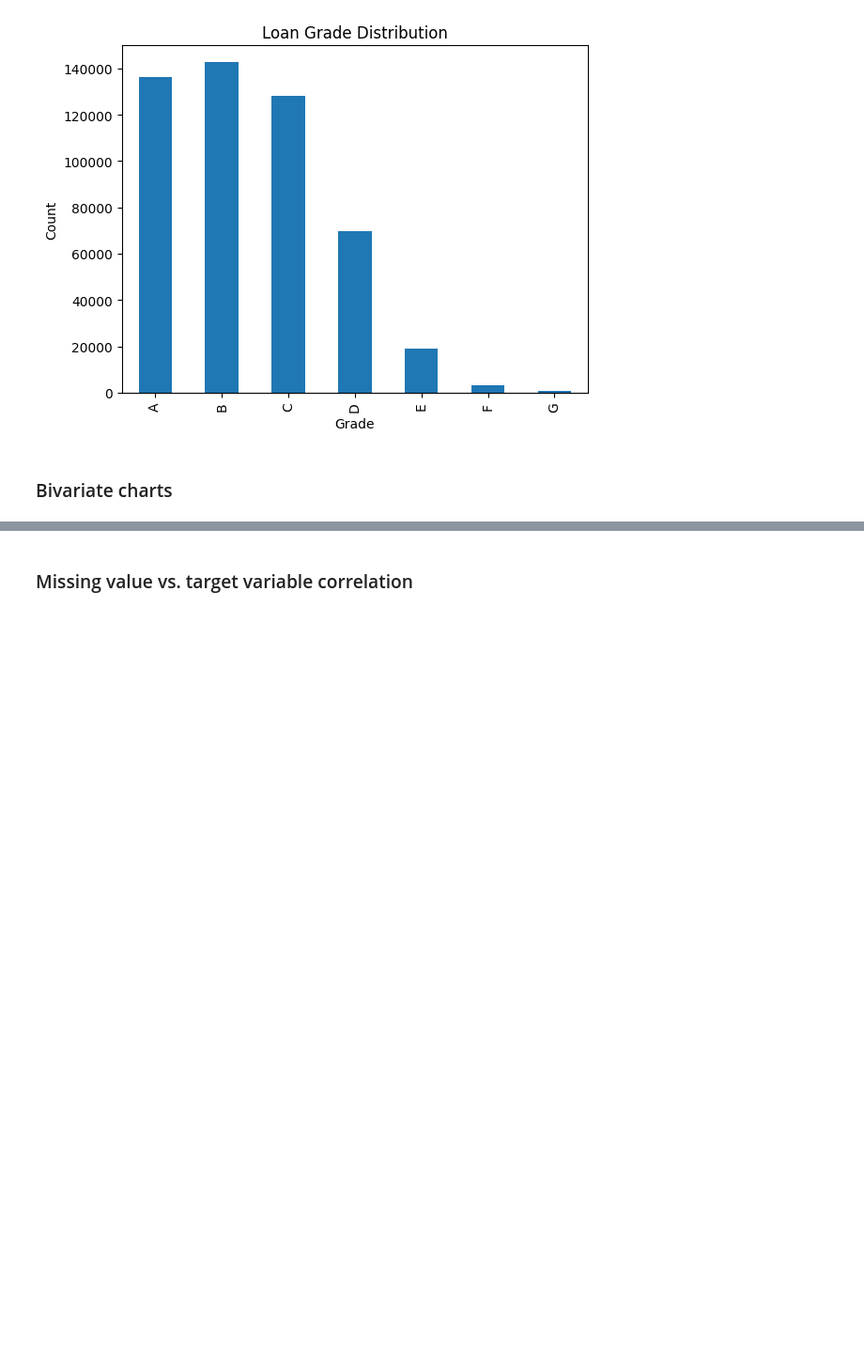
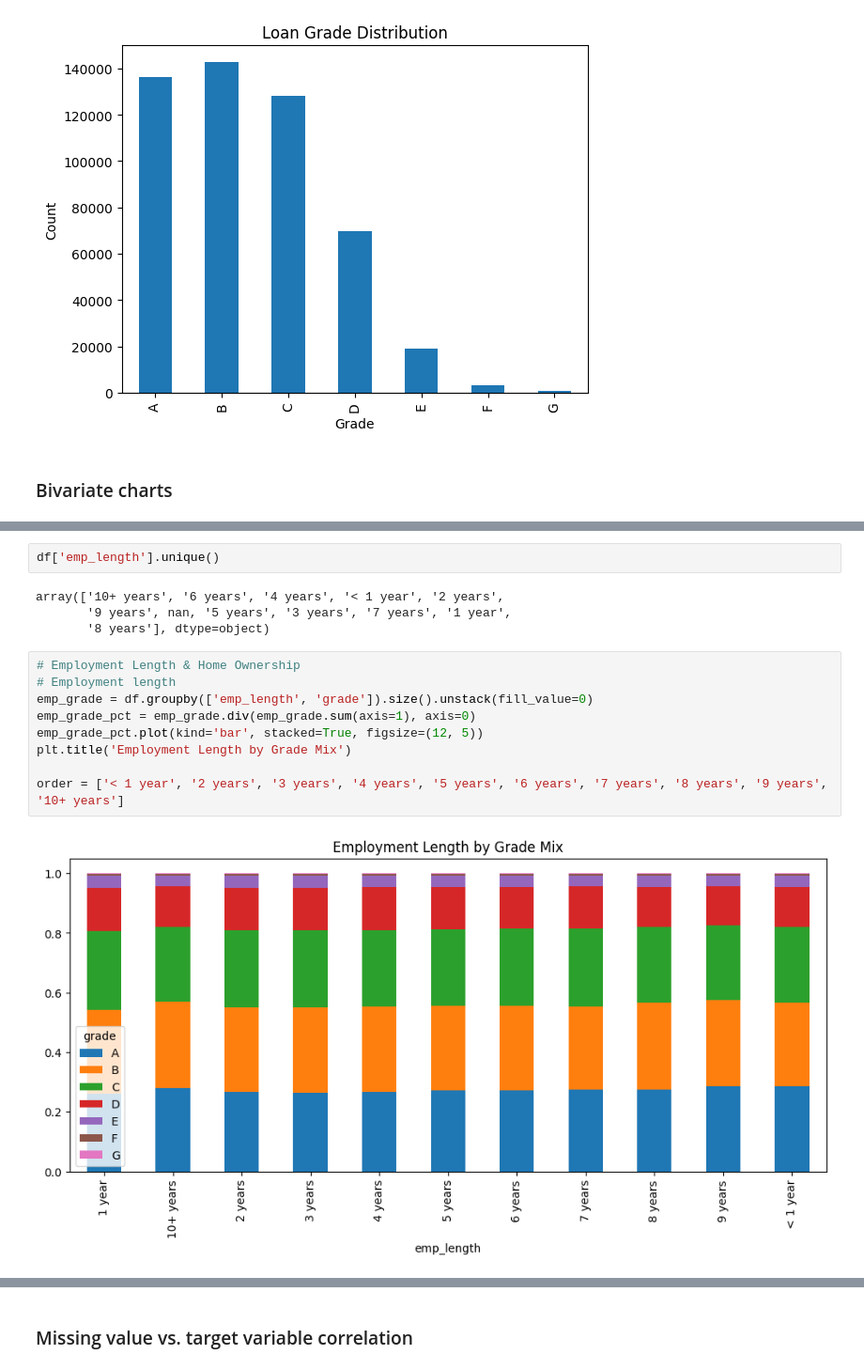
Before and after one commit to jqchen24-new/ml-zoomcamp, a Jupyter notebook: Capstone_project/project.ipynb, the cells around one changed output, grey strips where cells are left out. Shown at 94% size. Saved outputs shown, nothing was run; the diff lists cells and outputs as text; blank space fills up the shorter version.

```diff
--- a/Capstone_project/project.ipynb
+++ b/Capstone_project/project.ipynb
@@ -295,0 +296,17 @@ for col in num_features:
+# %%
+df['emp_length'].unique()
+# %% [output]
+array(['10+ years', '6 years', '4 years', '< 1 year', '2 years',
+       '9 years', nan, '5 years', '3 years', '7 years', '1 year',
+       '8 years'], dtype=object)
+# %%
+# Employment Length & Home Ownership
+# Employment length
+emp_grade = df.groupby(['emp_length', 'grade']).size().unstack(fill_value=0)
+emp_grade_pct = emp_grade.div(emp_grade.sum(axis=1), axis=0)
+emp_grade_pct.plot(kind='bar', stacked=True, figsize=(12, 5))
+plt.title('Employment Length by Grade Mix')
+
+order = ['< 1 year', '2 years', '3 years', '4 years', '5 years', '6 years', '7 years', '8 years', '9 years', '10+ years']
+# %% [output]
+[figure, added]
```
Also changed, not shown: parts of 6 cells of this notebook.
